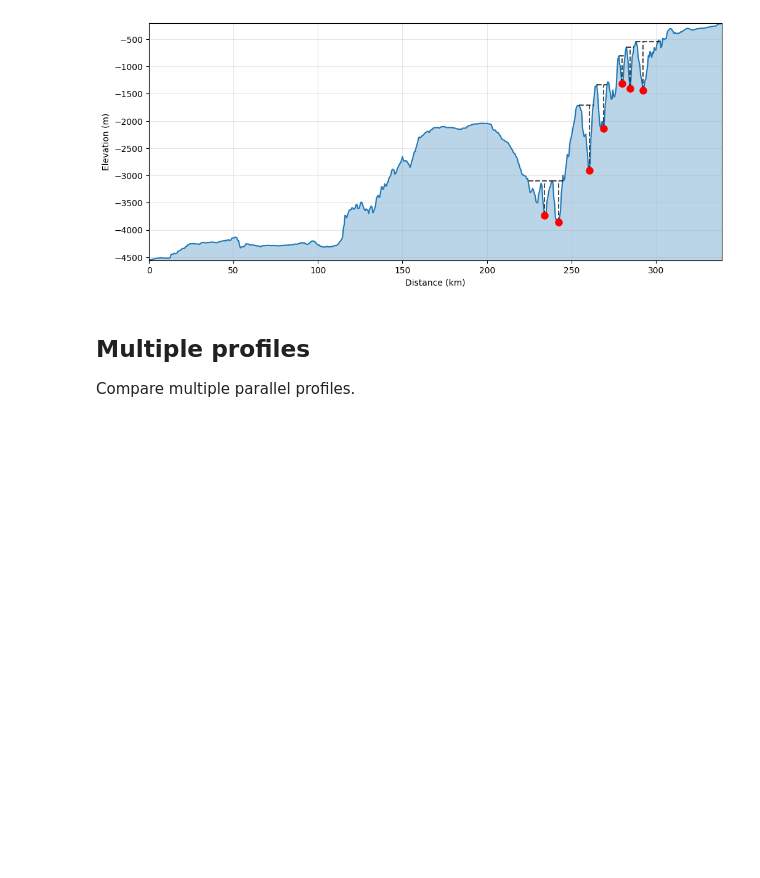
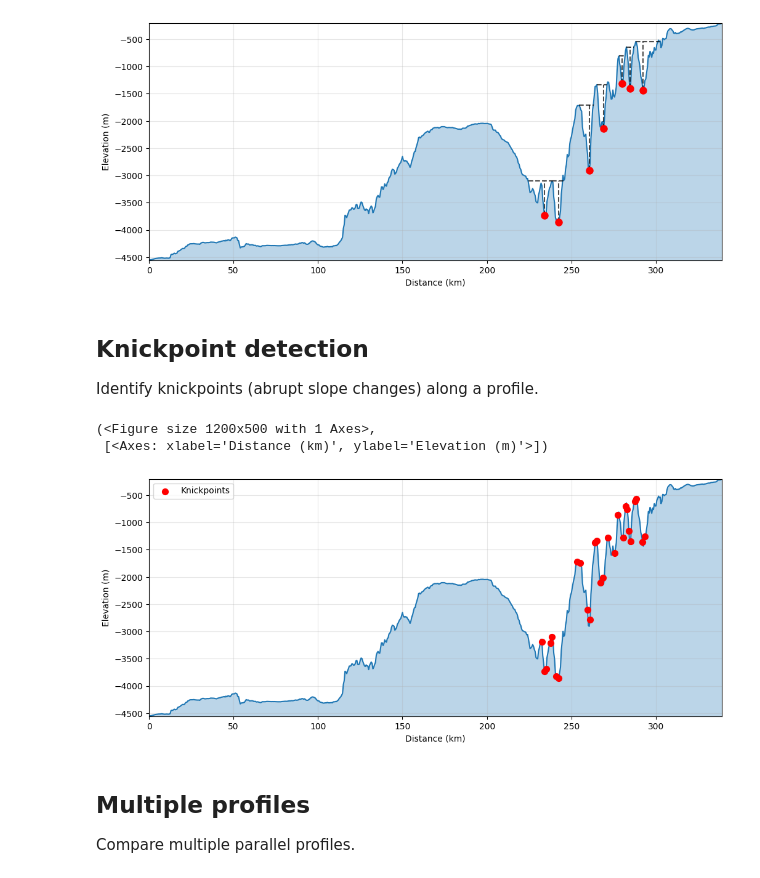
Before and after one commit to eslrgs/bathy, a Jupyter notebook: notebooks/profiles.ipynb, the cells around one changed output. Saved outputs shown, nothing was run; the diff lists cells and outputs as text; code cells hidden in the pictures; blank space fills up the shorter version.

Commit message:
knickpoints detection, download improvements, and package metadata

```diff
--- a/notebooks/profiles.ipynb
+++ b/notebooks/profiles.ipynb
@@ -40,0 +11,7 @@ Bathymetry(shape=(839, 1645), lon=[-12.08, -5.23], lat=[46.05, 49.54])
+# %%
+bath = Bathymetry.from_gebco_opendap(
+    lon_range=(-12.08, -5.23),
+    lat_range=(46.05, 49.54),
+    save_path="../data/ne_atlantic_gebco.nc",
+)
+bath
@@ -89,6 +68,18 @@ prof.plot_canyons(prominence=500)
 (<Figure size 1200x500 with 1 Axes>,
  [<Axes: xlabel='Distance (km)', ylabel='Elevation (m)'>])
 [figure]
+# %% [markdown]
+## Knickpoint detection
+
+Identify knickpoints (abrupt slope changes) along a profile.
+# %%
+# Detect and plot knickpoints (slope breaks)
+kp = prof.knickpoints(threshold=5, smooth=2)
+prof.plot_knickpoints(kp)
+# %% [output]
+(<Figure size 1200x500 with 1 Axes>,
+ [<Axes: xlabel='Distance (km)', ylabel='Elevation (m)'>])
+[figure, added]
 # %% [markdown]
 ## Multiple profiles
 
```
Also changed, not shown: parts of 7 cells of this notebook, 9 other files.
